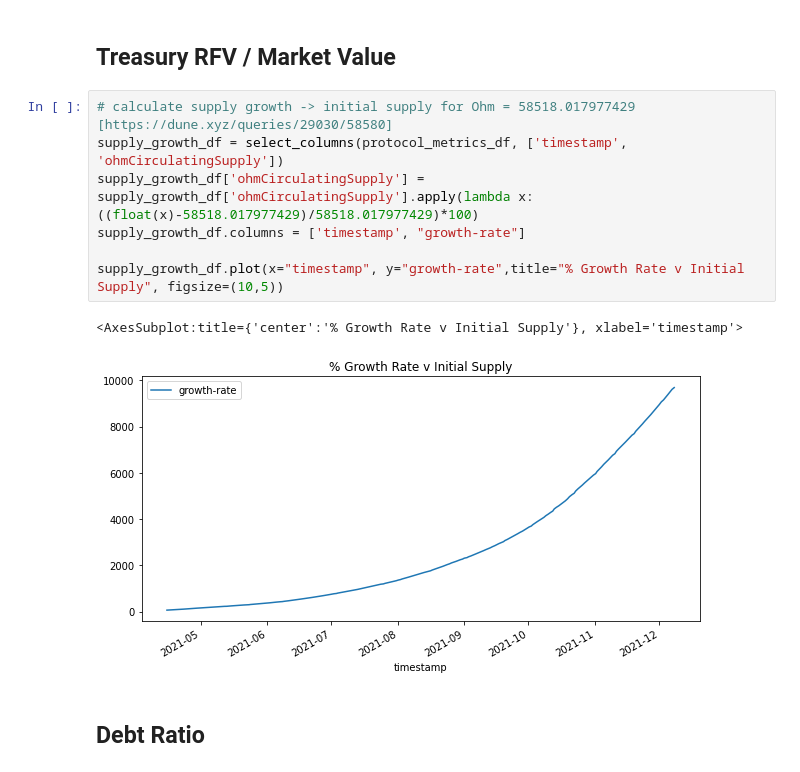
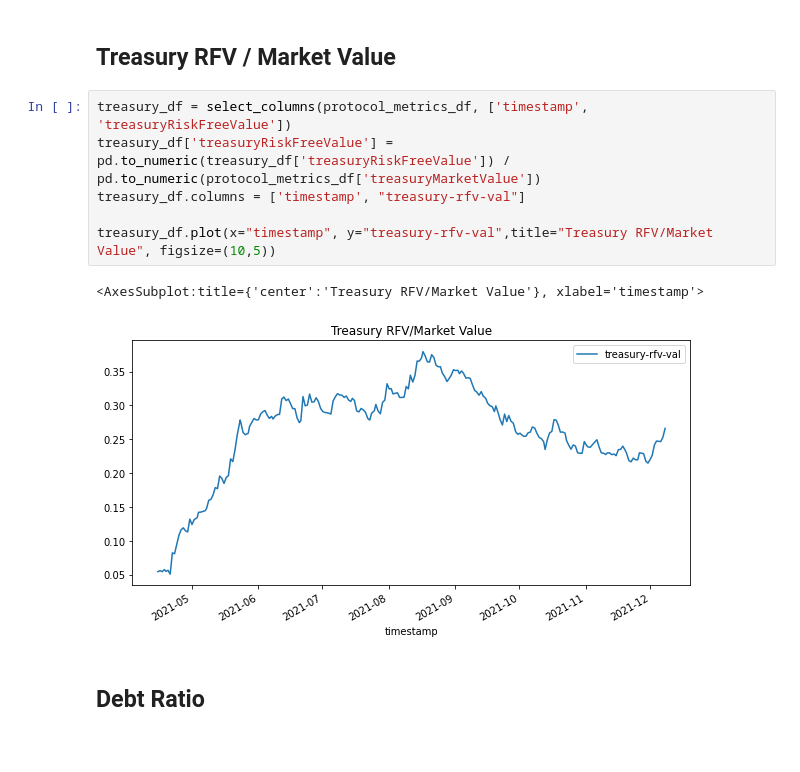
Before and after one commit to 0xmert/olympus-growth-analysis, a Jupyter notebook: subgraph-query/olympus-growth-analytics.ipynb, the cells around one changed output. Cells and saved outputs as stored; diff of their text form.

Commit message:
Add treasury rfv/market value plot

```diff
--- a/subgraph-query/olympus-growth-analytics.ipynb
+++ b/subgraph-query/olympus-growth-analytics.ipynb
@@ -154,15 +165,14 @@ Text(0, 0.5, '% Dilution')
 # %% [markdown]
 ## Treasury RFV / Market Value
 # %%
-# calculate supply growth -> initial supply for Ohm = 58518.017977429 [https://dune.xyz/queries/29030/58580]
-supply_growth_df = select_columns(protocol_metrics_df, ['timestamp', 'ohmCirculatingSupply'])
-supply_growth_df['ohmCirculatingSupply'] = supply_growth_df['ohmCirculatingSupply'].apply(lambda x: ((float(x)-58518.017977429)/58518.017977429)*100)
-supply_growth_df.columns = ['timestamp', "growth-rate"]
+treasury_df = select_columns(protocol_metrics_df, ['timestamp', 'treasuryRiskFreeValue'])
+treasury_df['treasuryRiskFreeValue'] = pd.to_numeric(treasury_df['treasuryRiskFreeValue']) / pd.to_numeric(protocol_metrics_df['treasuryMarketValue'])
+treasury_df.columns = ['timestamp', "treasury-rfv-val"]
 
-supply_growth_df.plot(x="timestamp", y="growth-rate",title="% Growth Rate v Initial Supply", figsize=(10,5))
+treasury_df.plot(x="timestamp", y="treasury-rfv-val",title="Treasury RFV/Market Value", figsize=(10,5))
 # %% [output]
-<AxesSubplot:title={'center':'% Growth Rate v Initial Supply'}, xlabel='timestamp'>
+<AxesSubplot:title={'center':'Treasury RFV/Market Value'}, xlabel='timestamp'>
-[figure, old version]
+[figure, new version]
 # %% [markdown]
 ## Debt Ratio
 # %%
```
Also changed, not shown: parts of 1 cell of this notebook.
